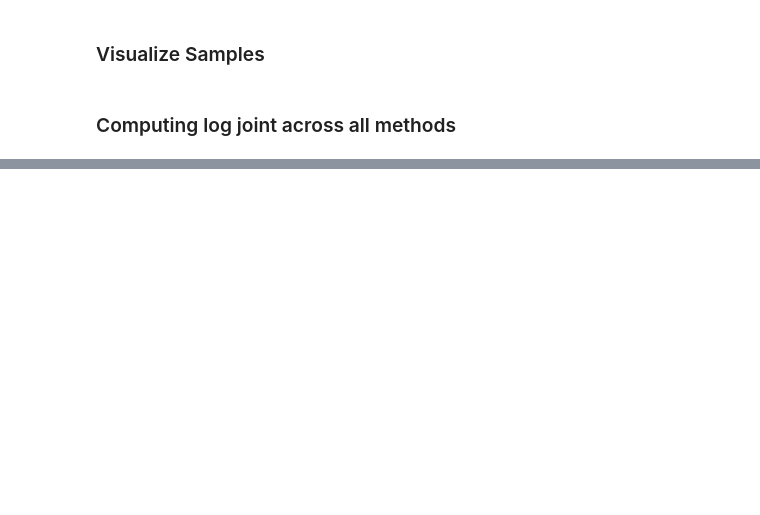
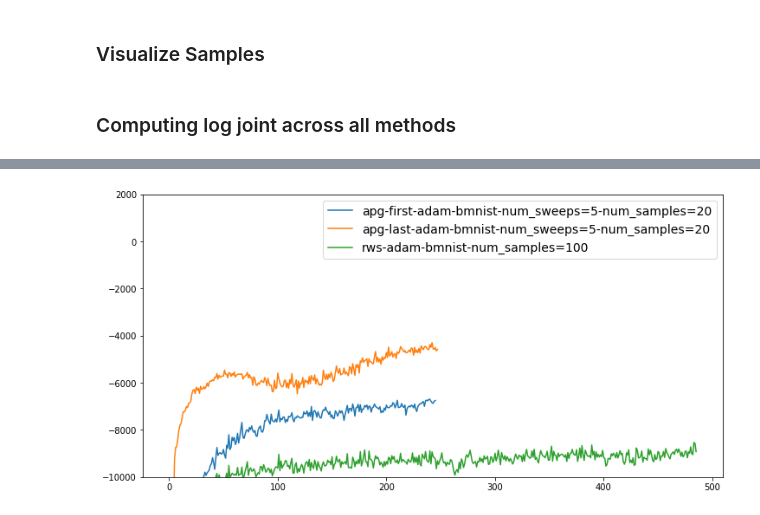
Before and after one commit to hao-w/apgs, a Jupyter notebook: apgs/bmnist/evaluation.ipynb, the cells around one changed output, grey strips where cells are left out. Cells and saved outputs as stored; diff of their text form; code cells hidden in the pictures; blank space fills up the shorter version.

```diff
--- a/apgs/bmnist/evaluation.ipynb
+++ b/apgs/bmnist/evaluation.ipynb
@@ -88,0 +99,4 @@ density_all_instances(models, AT, data_paths, sample_size, num_digits, z_where_d
+# %%
+plot_training_convergence(model_names)
+# %% [output]
+[figure, added]
```
Also changed, not shown: parts of 5 cells of this notebook, 3 other files.
